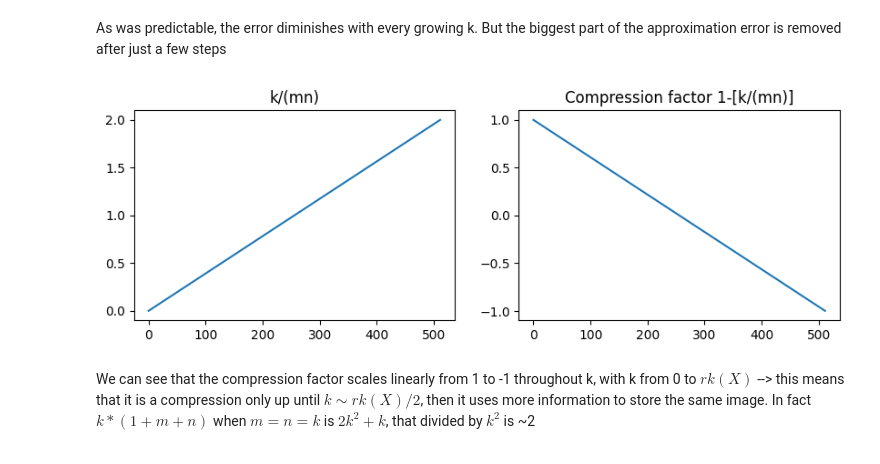
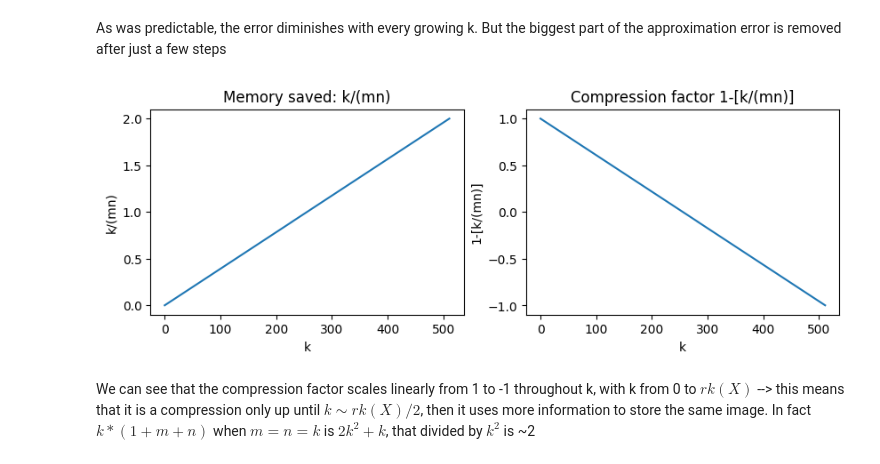
Before and after one commit to MarcelloCeresini/StatMatMethodsAI, a Jupyter notebook: src/Homework2.ipynb, the cells around one changed output. Drawn from its saved outputs; the diff is of its cells as text; code cells hidden in the pictures.

```diff
--- a/src/Homework2.ipynb
+++ b/src/Homework2.ipynb
@@ -512,15 +522,19 @@ As was predictable, the error diminishes with every growing k. But the biggest p
 # %%
 k_mn = [(k*(1+U.shape[0]+VT.shape[1])) / (U.shape[0]*VT.shape[1]) for k in range(len(s))]
 compression_factor = [1-c for c in k_mn]
 
 _, axs = plt.subplots(1, 2, figsize=(10, 3))
 axs = axs.flatten()
 axs[0].plot(k_mn)
-axs[0].set_title("k/(mn)")
+axs[0].set_title("Memory saved: k/(mn)")
+axs[0].set_xlabel("k")
+axs[0].set_ylabel("k/(mn)")
 axs[1].plot(compression_factor)
 axs[1].set_title("Compression factor 1-[k/(mn)]")
+axs[1].set_xlabel("k")
+axs[1].set_ylabel("1-[k/(mn)]")
 plt.show()
 # %% [output]
-[figure, old version]
+[figure, new version]
 # %% [markdown]
 We can see that the compression factor scales linearly from 1 to -1 throughout k, with k from 0 to $rk(X)$ --> this means that it is a compression only up until $k \sim rk(X)/2$, then it uses more information to store the same image. In fact $k*(1+m+n)$ when $m=n=k$ is $2k^2 + k$, that divided by $k^2$ is ~2
```
Also changed, not shown: parts of 5 cells of this notebook.
